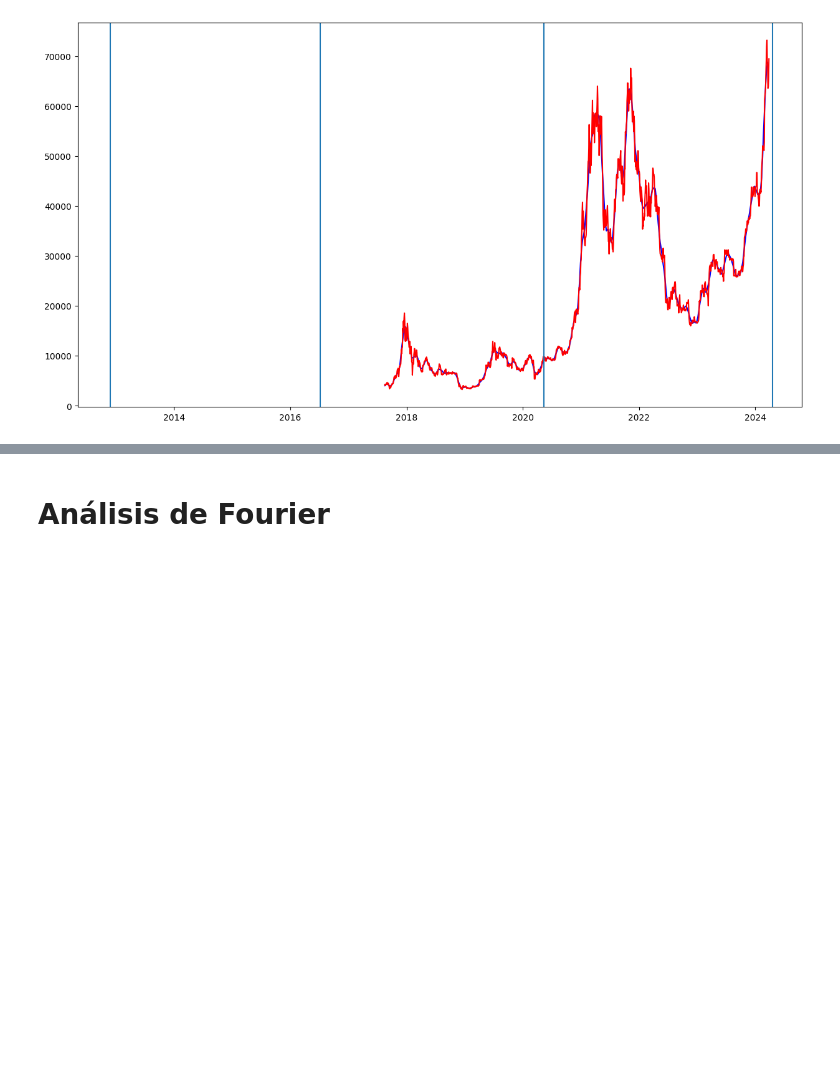
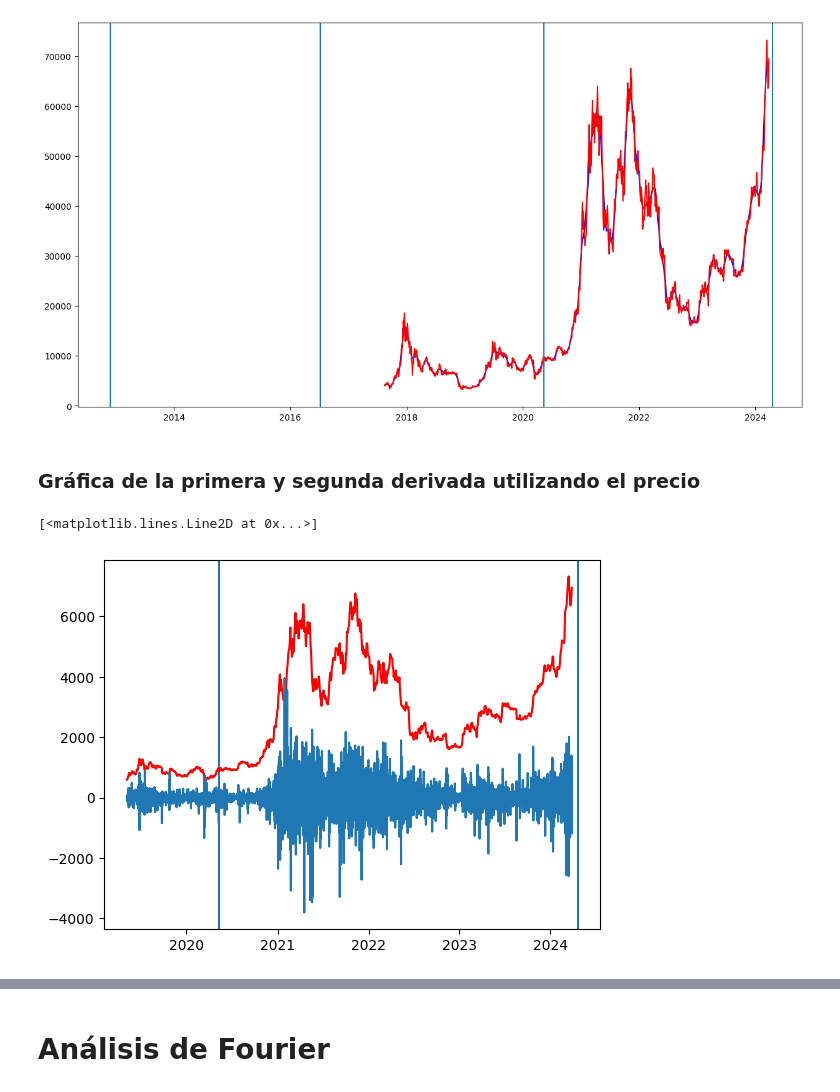
Before and after one commit to Tinmarian/tradingbot, a Jupyter notebook: cristian/scrips/analisis_graficas_derivadas.ipynb, the cells around one changed output, grey strips where cells are left out. Drawn from its saved outputs; the diff is of its cells as text; code cells hidden in the pictures; blank space fills up the shorter version.

Commit message:
Avances de análisis de derivadas con suavizado de fourier, y descarga de datos actuales para análisis de 1 minuto.

```diff
--- a/cristian/scrips/analisis_graficas_derivadas.ipynb
+++ b/cristian/scrips/analisis_graficas_derivadas.ipynb
@@ -113,0 +99,7 @@ dfc
+# %%
+df['Interpolacion'] = sc.signal.savgol_filter(df.Open,1500,3)
+df['Primer_Derivada'] = df.Interpolacion.diff()
+df['PD_Interpolacion'] = sc.signal.savgol_filter(df.Primer_Derivada,1500,3)
+df['Segunda_Derivada'] = df.PD_Interpolacion.diff()
+df['SD_Interpolacion'] = sc.signal.savgol_filter(df.Segunda_Derivada,1500,3)
+df
@@ -139,3 +145,16 @@ for i in halving_dates['Halving_Dates']:
 plt.show()
 # %% [output]
 [figure]
+# %% [markdown]
+### Gráfica de la primera y segunda derivada utilizando el precio
+# %%
+a = 15000
+b = 60000
+plt.axvline(halving_dates['Halving_Dates'][2])
+plt.axvline(halving_dates['Halving_Dates'][3])
+plt.plot(df.Tiempo[a:b:50],df.Open[a:b:50].multiply(0.1),color='red')
+plt.plot(df.Tiempo[a:b],df.Open[a:b].diff())
+# plt.plot(df.Tiempo[a:b],df.Open[a:b].diff().diff().multiply(1))
+# %% [output]
+[<matplotlib.lines.Line2D at 0x...>]
+[figure, added]
```
Also changed, not shown: parts of 24 cells of this notebook, 1 other file.
